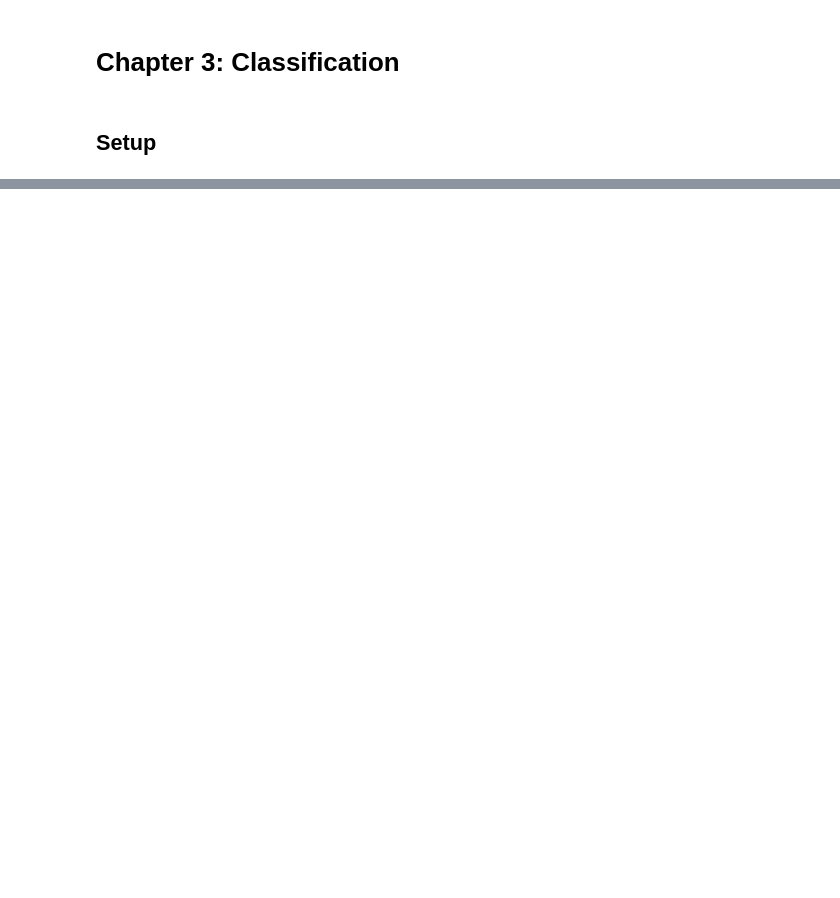
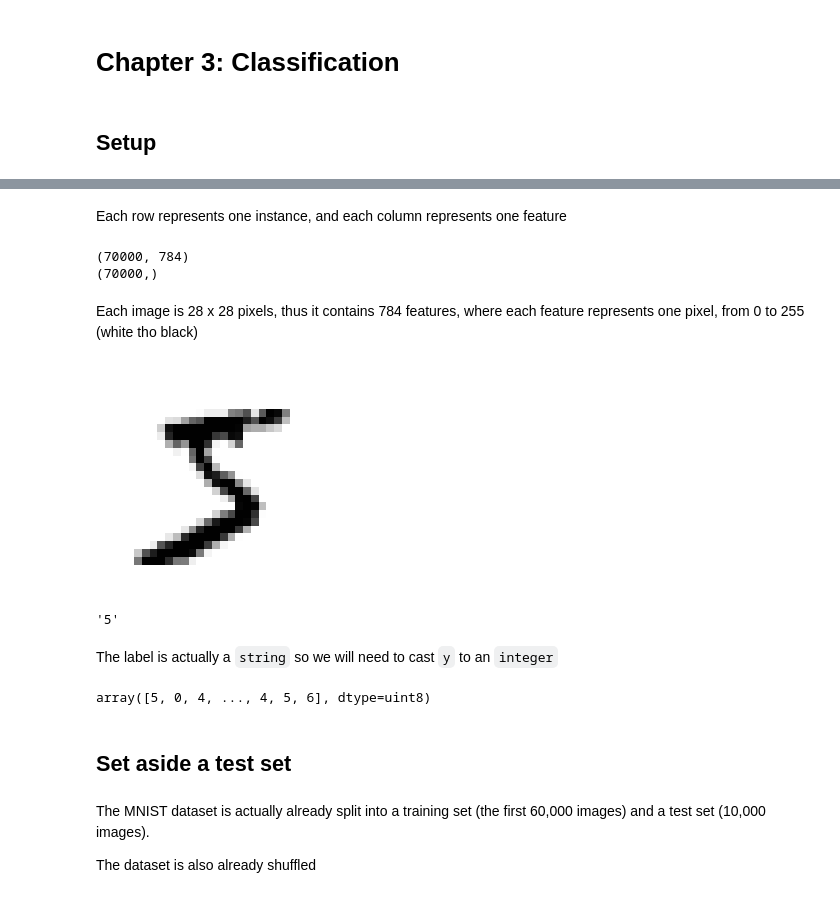
Before and after one commit to sbarrios93/handson-ml2-selfstudy, a Jupyter notebook: chapter_3.ipynb, the cells around one changed output, grey strips where cells are left out. Saved outputs shown, nothing was run; the diff lists cells and outputs as text; code cells hidden in the pictures; blank space fills up the shorter version.

```diff
--- a/chapter_3.ipynb
+++ b/chapter_3.ipynb
@@ -40,0 +51,5 @@ def save_fig(fig_id, tight_layout=True, fig_extension="png", resolution=300):
+# %%
+from sklearn.datasets import fetch_openml
+
+mnist = fetch_openml("mnist_784", version=1, as_frame=False)
+mnist.keys()
@@ -40,0 +75,38 @@ def save_fig(fig_id, tight_layout=True, fig_extension="png", resolution=300):
+# %% [markdown]
+Each row represents one instance, and each column represents one feature
+# %%
+X, y = mnist["data"], mnist["target"]
+print(X.shape, y.shape, sep="\n")
+# %% [output]
+(70000, 784)
+(70000,)
+# %% [markdown]
+Each image is 28 x 28 pixels, thus it contains 784 features, where each feature represents one pixel, from 0 to 255 (white tho black)
+# %%
+some_digit = X[0]
+
+# let's reshape the vector to a 28x28 array
+some_digit_image = some_digit.reshape(28, 28)
+
+plt.imshow(some_digit_image, cmap="binary")
+plt.axis("off")
+plt.show()
+# %% [output]
+[figure, added]
+# %%
+y[0]
+# %% [output]
+'5'
+# %% [markdown]
+The label is actually a `string` so we will need to cast `y` to an `integer`
+# %%
+y = y.astype(np.uint8)
+y
+# %% [output]
+array([5, 0, 4, ..., 4, 5, 6], dtype=uint8)
+# %% [markdown]
+## Set aside a test set
+# %% [markdown]
+The MNIST dataset is actually already split into a training set (the first 60,000 images) and a test set (10,000 images).
+
+The dataset is also already shuffled
```
Also changed, not shown: parts of 79 cells of this notebook, 2 other files.
